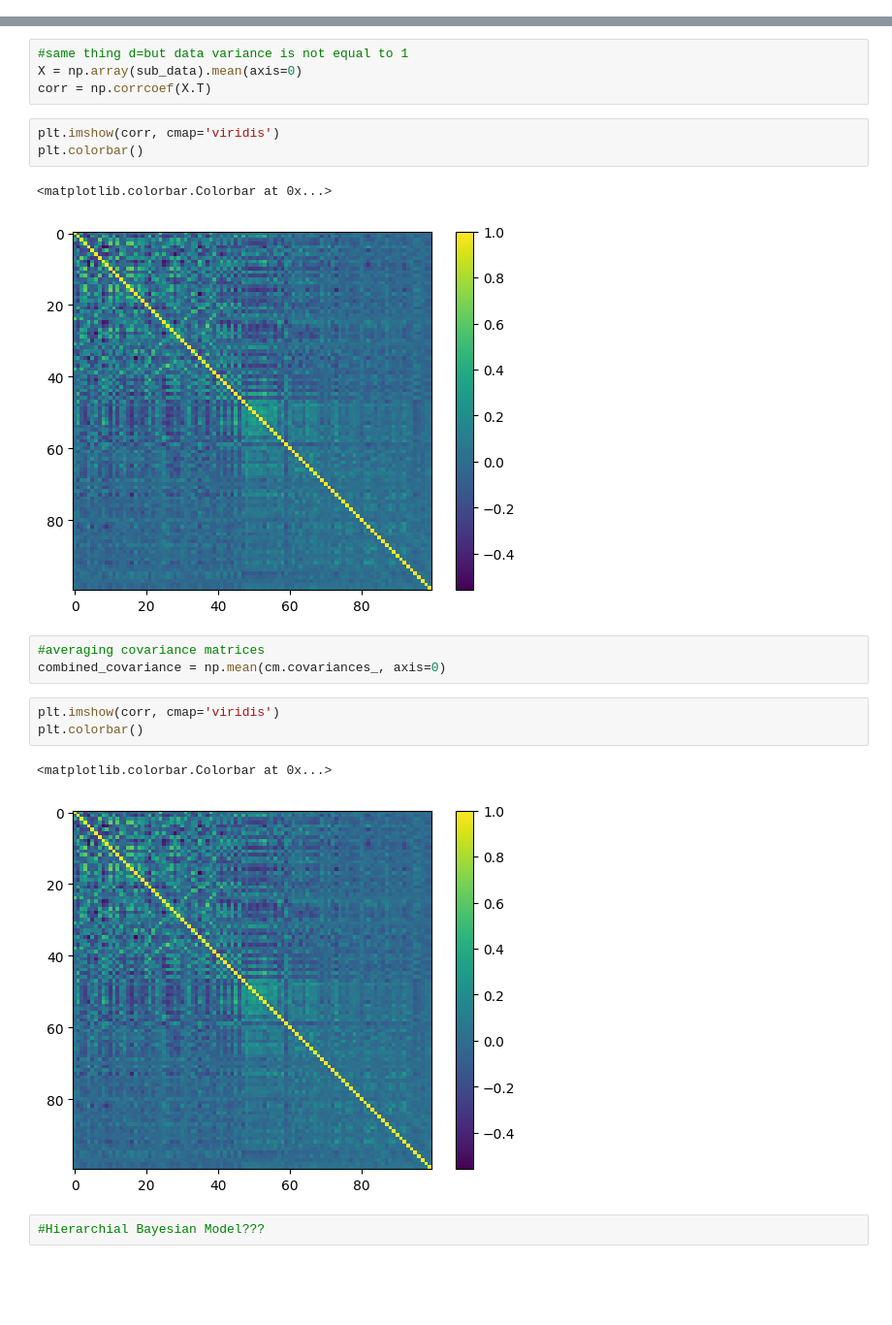
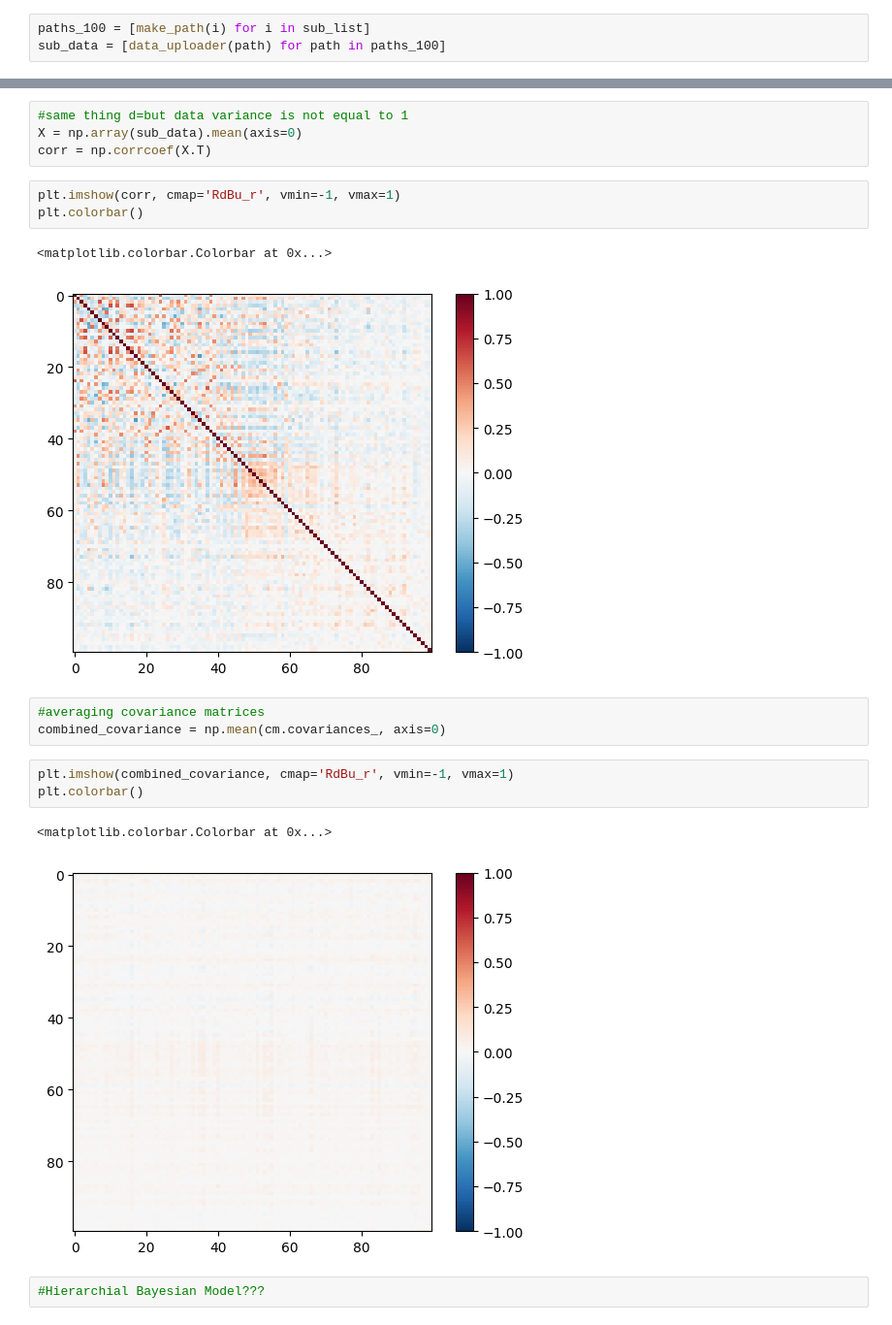
Before and after one commit to vickyli1015/DSC180-Functional-Connectivity-Project, a Jupyter notebook: anastasiya.ipynb, the cells around one changed output, grey strips where cells are left out. Shown at 97% size. Cells and saved outputs as stored; diff of their text form; blank space fills up the shorter version.

```diff
--- a/anastasiya.ipynb
+++ b/anastasiya.ipynb
@@ -23,6 +20,9 @@ def data_uploader(file_path):
             data.append(line)
     X = np.array(data).astype(float)
     return X
+# %%
+paths_100 = [make_path(i) for i in sub_list]
+sub_data = [data_uploader(path) for path in paths_100]
 # %% [markdown]
 ### One Subject
 # %%
@@ -138,20 +123,20 @@ plt.colorbar()
 X = np.array(sub_data).mean(axis=0)
 corr = np.corrcoef(X.T)
 # %%
-plt.imshow(corr, cmap='viridis')
+plt.imshow(corr, cmap='RdBu_r', vmin=-1, vmax=1)
 plt.colorbar()
 # %% [output]
 <matplotlib.colorbar.Colorbar at 0x...>
-[figure, old version]
+[figure, new version]
 # %%
 #averaging covariance matrices
 combined_covariance = np.mean(cm.covariances_, axis=0)
 # %%
-plt.imshow(corr, cmap='viridis')
+plt.imshow(combined_covariance, cmap='RdBu_r', vmin=-1, vmax=1)
 plt.colorbar()
 # %% [output]
 <matplotlib.colorbar.Colorbar at 0x...>
-[figure, old version]
+[figure, new version]
 # %%
 #Hierarchial Bayesian Model???
 # %% [markdown]
```
Also changed, not shown: parts of 8 cells of this notebook, 1 other file.
